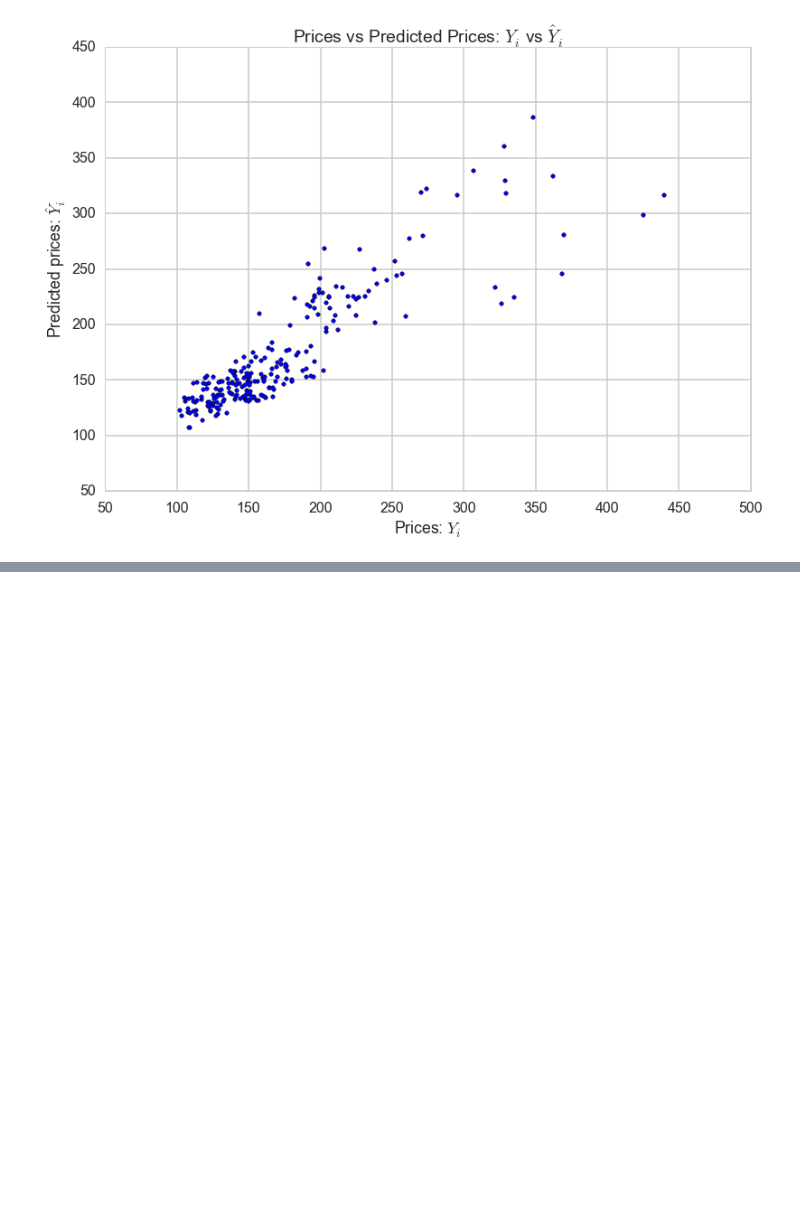
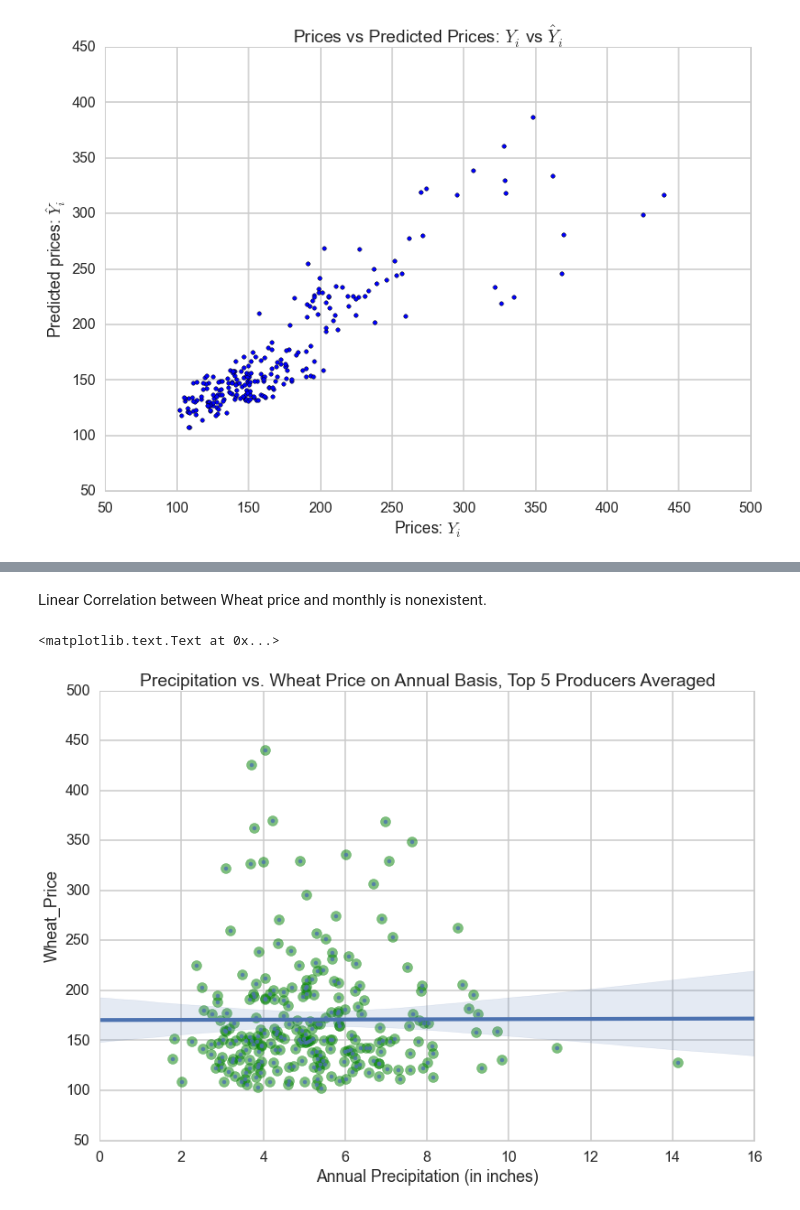
Before and after one commit to dwang953/109-Project, a Jupyter notebook: working_notebooks/NaiveLinearRegression.ipynb, the cells around one changed output, grey strips where cells are left out. Cells and saved outputs as stored; diff of their text form; code cells hidden in the pictures; blank space fills up the shorter version.

```diff
--- a/working_notebooks/NaiveLinearRegression.ipynb
+++ b/working_notebooks/NaiveLinearRegression.ipynb
@@ -107,0 +132,11 @@ plt.title("Prices vs Predicted Prices: $Y_i$ vs $\hat{Y}_i$")
+# %% [markdown]
+Linear Correlation between Wheat price and monthly is nonexistent.
+# %%
+plt.scatter(big_df[["KS_P", "MT_P","ND_P","WA_P","ID_P"]].mean(axis=1),big_df['Wheat_Price'],s=120,alpha=.5,color='g')
+plt.ylabel('Wheat Price($)')
+plt.title('Precipitation vs. Wheat Price on Annual Basis, Top 5 Producers Averaged')
+sns.regplot( x=big_df[["KS_P", "MT_P","ND_P","WA_P","ID_P"]].mean(axis=1), y=big_df['Wheat_Price'], data=big_df, fit_reg = True)
+plt.xlabel('Annual Precipitation (in inches)')
+# %% [output]
+<matplotlib.text.Text at 0x...>
+[figure, added]
```
Also changed, not shown: parts of 6 cells of this notebook, 2 other files.
